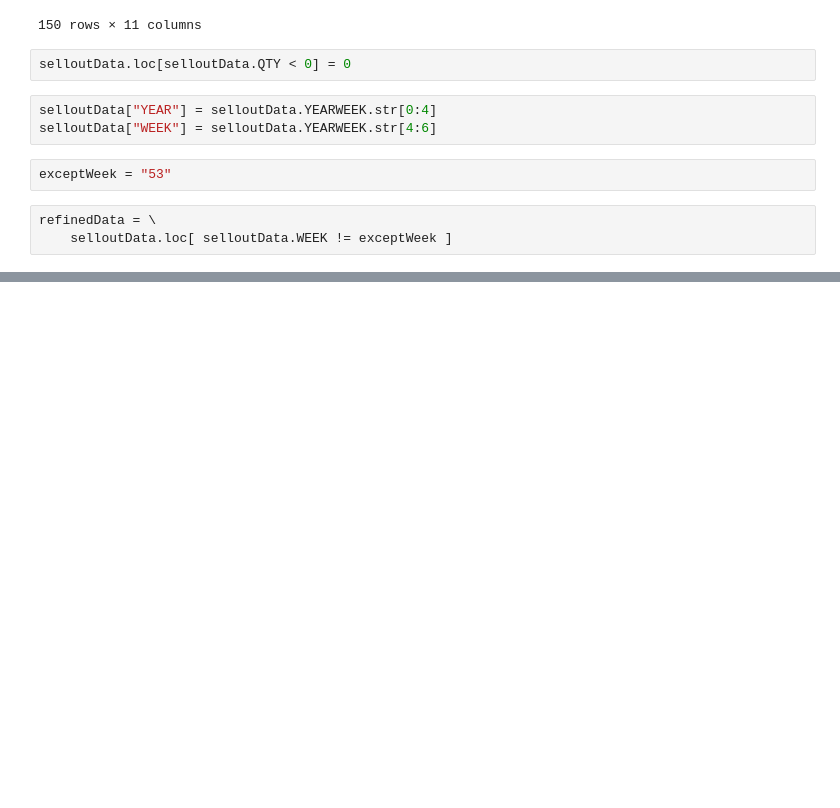
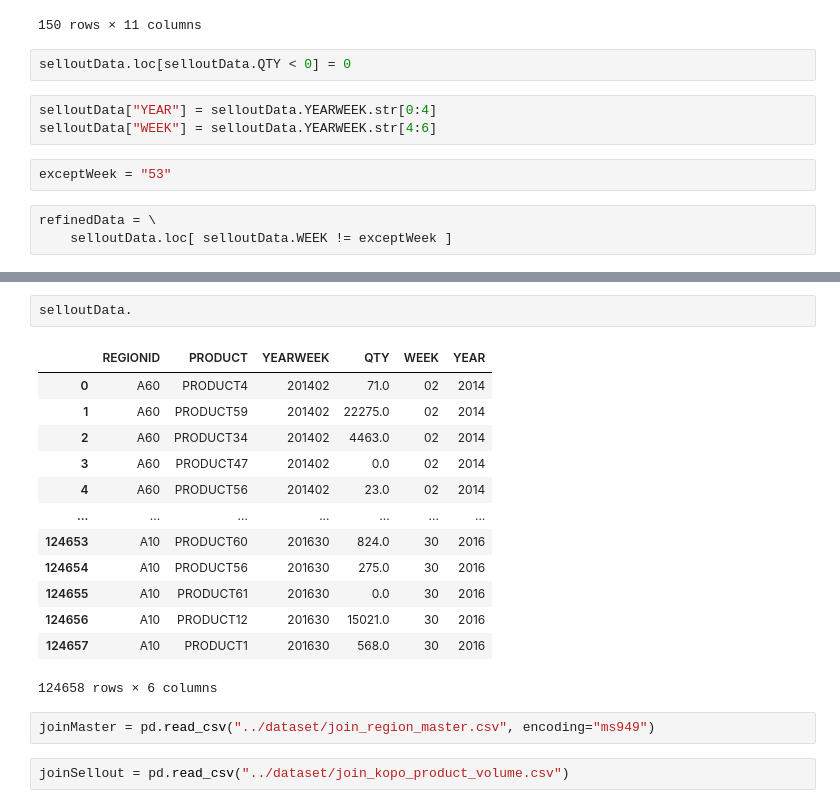
Before and after one commit to 93KimYJ/data_study, a Jupyter notebook: stdcode/codeset/데이터 조작.ipynb, the cells around one changed output, grey strips where cells are left out. Saved outputs shown, nothing was run; the diff lists cells and outputs as text; blank space fills up the shorter version.

```diff
--- a/stdcode/codeset/데이터 조작.ipynb
+++ b/stdcode/codeset/데이터 조작.ipynb
@@ -146,0 +199,20 @@ refinedData.shape
+# %%
+selloutData.
+# %% [output]
+|  | REGIONID | PRODUCT | YEARWEEK | QTY | WEEK | YEAR |
+| 0 | A60 | PRODUCT4 | 201402 | 71.0 | 02 | 2014 |
+| 1 | A60 | PRODUCT59 | 201402 | 22275.0 | 02 | 2014 |
+| 2 | A60 | PRODUCT34 | 201402 | 4463.0 | 02 | 2014 |
+| 3 | A60 | PRODUCT47 | 201402 | 0.0 | 02 | 2014 |
+| 4 | A60 | PRODUCT56 | 201402 | 23.0 | 02 | 2014 |
+| ... | ... | ... | ... | ... | ... | ... |
+| 124653 | A10 | PRODUCT60 | 201630 | 824.0 | 30 | 2016 |
+| 124654 | A10 | PRODUCT56 | 201630 | 275.0 | 30 | 2016 |
+| 124655 | A10 | PRODUCT61 | 201630 | 0.0 | 30 | 2016 |
+| 124656 | A10 | PRODUCT12 | 201630 | 15021.0 | 30 | 2016 |
+| 124657 | A10 | PRODUCT1 | 201630 | 568.0 | 30 | 2016 |
+124658 rows × 6 columns
+# %%
+joinMaster = pd.read_csv("../dataset/join_region_master.csv", encoding="ms949")
+# %%
+joinSellout = pd.read_csv("../dataset/join_kopo_product_volume.csv")
```
Also changed, not shown: parts of 20 cells of this notebook.
